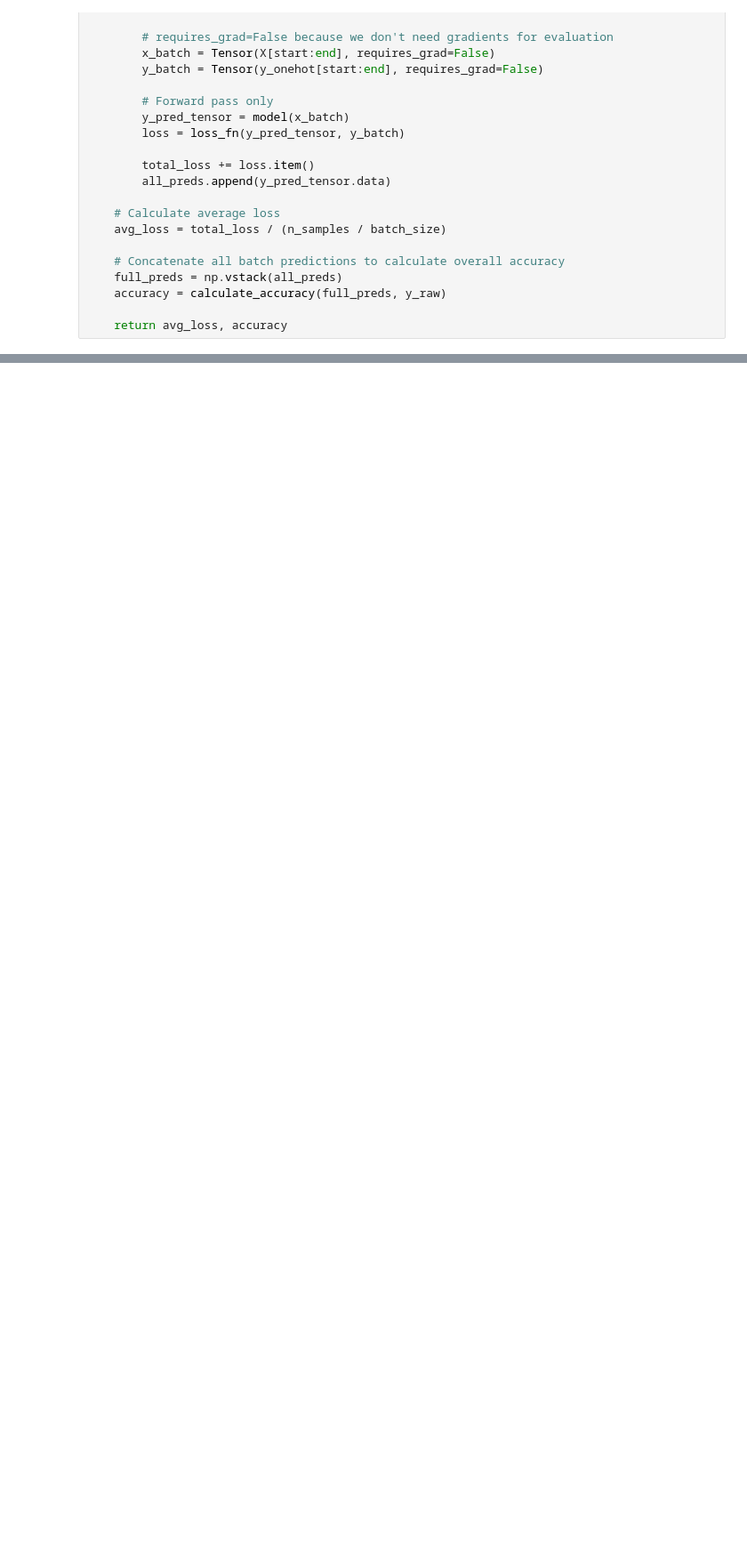
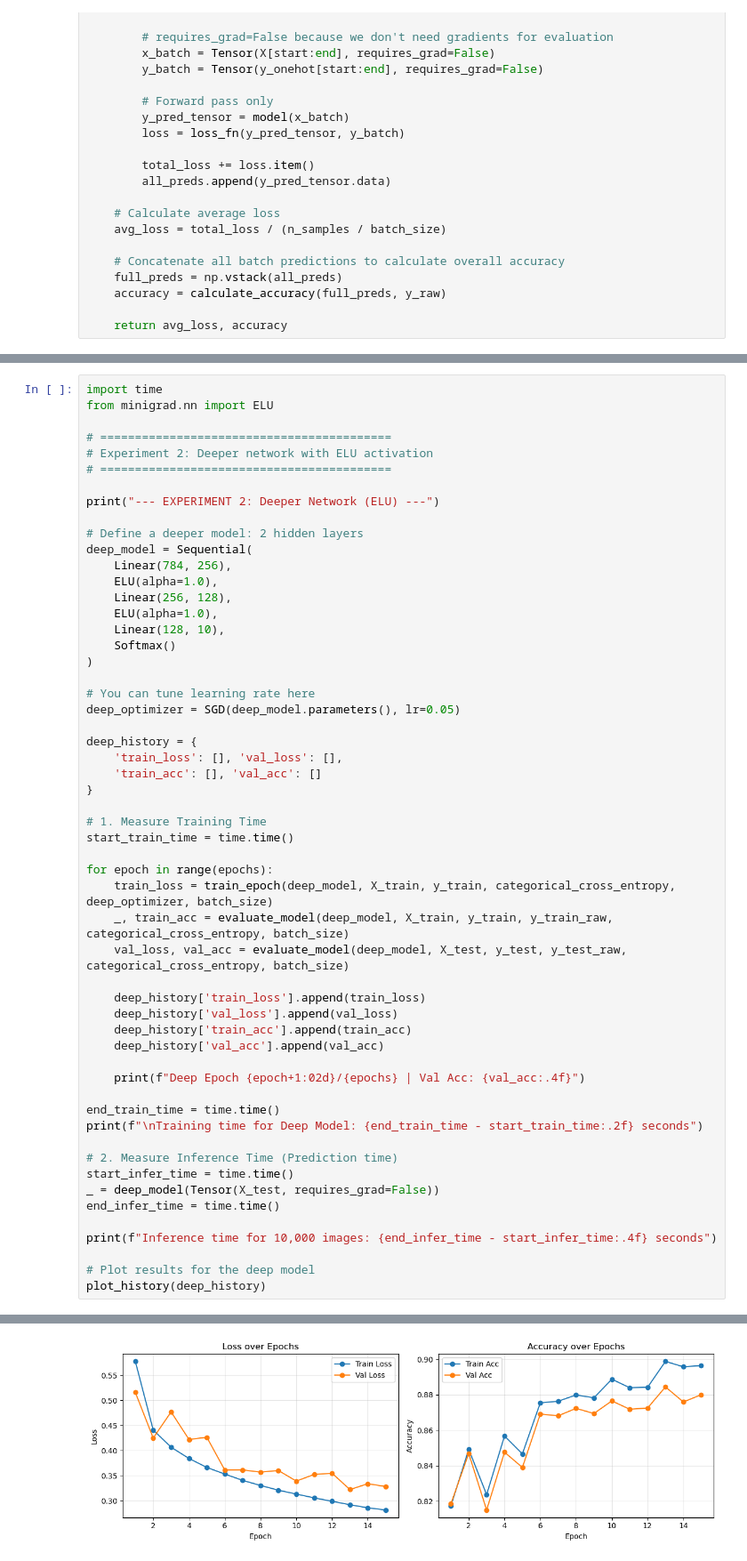
Before and after one commit to Max0Past/IDSS, a Jupyter notebook: lab_2/lab2.ipynb, the cells around one changed output, grey strips where cells are left out. Shown at 89% size. Drawn from its saved outputs; the diff is of its cells as text; blank space fills up the shorter version.

```diff
--- a/lab_2/lab2.ipynb
+++ b/lab_2/lab2.ipynb
@@ -189,0 +190,56 @@ Total incorrect predictions: 1255 out of 10000
+# %%
+import time
+from minigrad.nn import ELU
+
+# ==========================================
+# Experiment 2: Deeper network with ELU activation
+# ==========================================
+
+print("--- EXPERIMENT 2: Deeper Network (ELU) ---")
+
+# Define a deeper model: 2 hidden layers
+deep_model = Sequential(
+    Linear(784, 256),
+    ELU(alpha=1.0),
+    Linear(256, 128),
+    ELU(alpha=1.0),
+    Linear(128, 10),
+    Softmax()
+)
+
+# You can tune learning rate here
+deep_optimizer = SGD(deep_model.parameters(), lr=0.05)
+
+deep_history = {
+    'train_loss': [], 'val_loss': [],
+    'train_acc': [], 'val_acc': []
+}
+
+# 1. Measure Training Time
+start_train_time = time.time()
+
+for epoch in range(epochs):
+    train_loss = train_epoch(deep_model, X_train, y_train, categorical_cross_entropy, deep_optimizer, batch_size)
+    _, train_acc = evaluate_model(deep_model, X_train, y_train, y_train_raw, categorical_cross_entropy, batch_size)
+    val_loss, val_acc = evaluate_model(deep_model, X_test, y_test, y_test_raw, categorical_cross_entropy, batch_size)
+
+    deep_history['train_loss'].append(train_loss)
+    deep_history['val_loss'].append(val_loss)
+    deep_history['train_acc'].append(train_acc)
+    deep_history['val_acc'].append(val_acc)
+
+    print(f"Deep Epoch {epoch+1:02d}/{epochs} | Val Acc: {val_acc:.4f}")
+
+end_train_time = time.time()
+print(f"\nTraining time for Deep Model: {end_train_time - start_train_time:.2f} seconds")
+
+# 2. Measure Inference Time (Prediction time)
+start_infer_time = time.time()
+_ = deep_model(Tensor(X_test, requires_grad=False))
+end_infer_time = time.time()
+
+print(f"Inference time for 10,000 images: {end_infer_time - start_infer_time:.4f} seconds")
+
+# Plot results for the deep model
+plot_history(deep_history)
+# %% [output]
@@ -189,0 +265 @@ Total incorrect predictions: 1255 out of 10000
+[figure, added]
```
Also changed, not shown: parts of 4 cells of this notebook.
